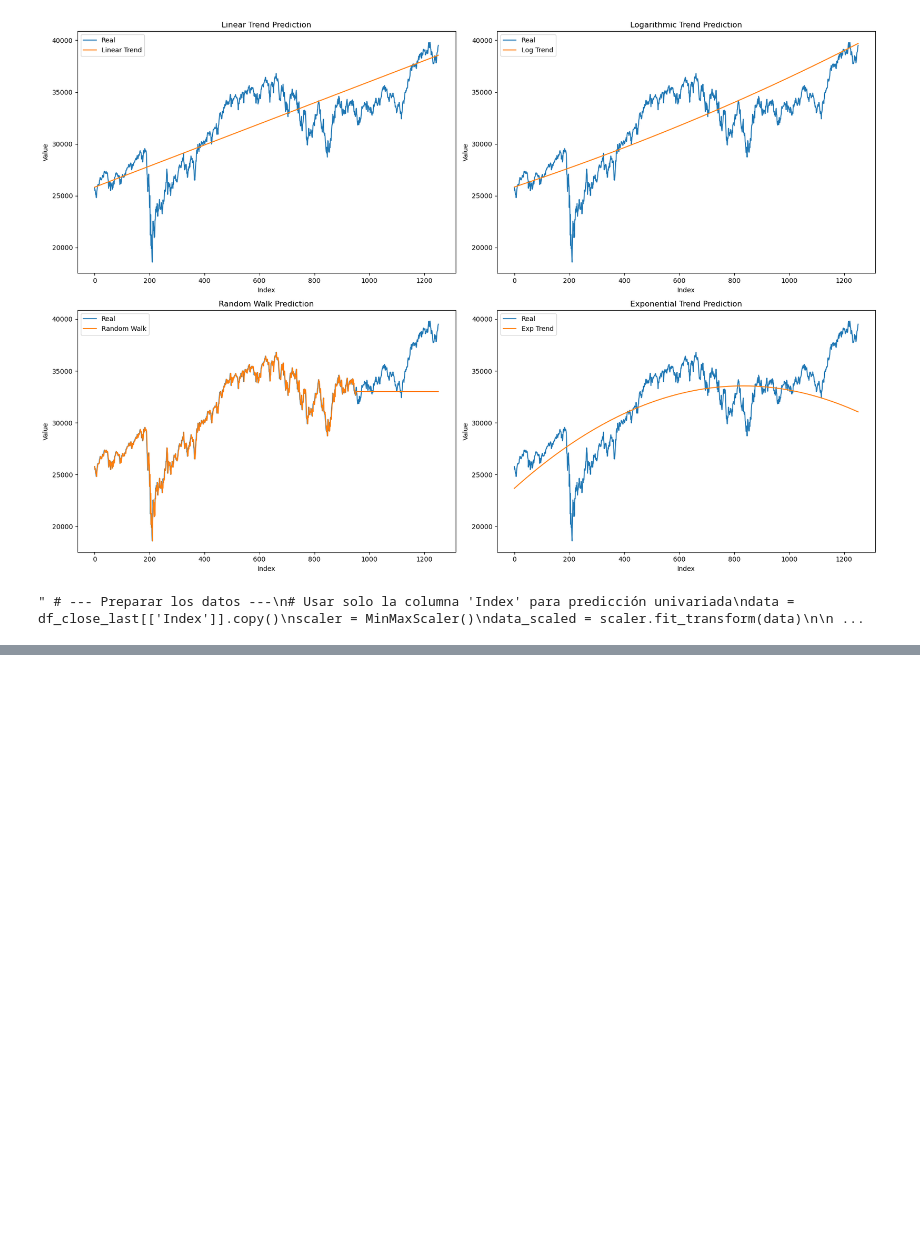
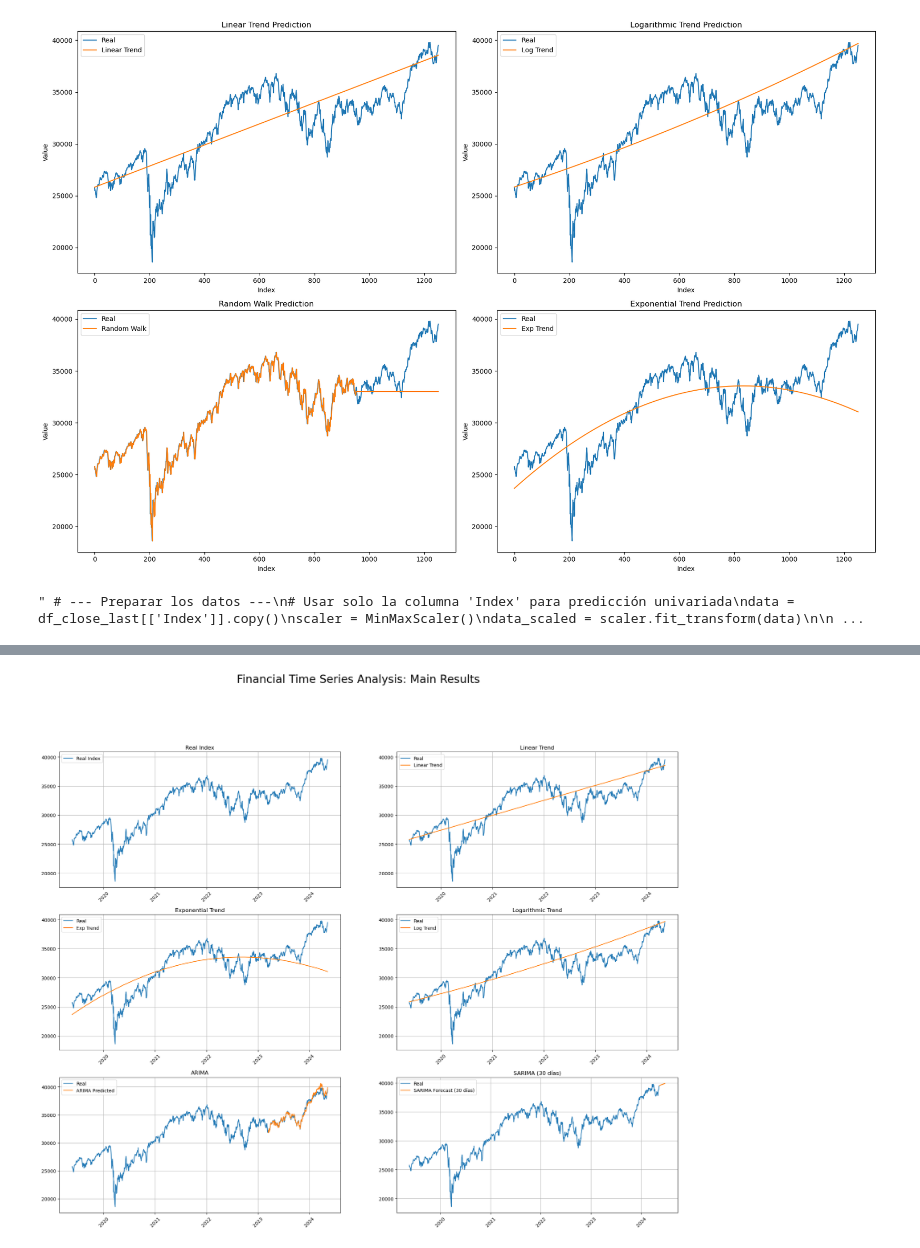
Before and after one commit to juansv2k2/financial-time-series-analysis, a Jupyter notebook: financial-time-series-analysis.ipynb, the cells around one changed output, grey strips where cells are left out. Cells and saved outputs as stored; diff of their text form; code cells hidden in the pictures; blank space fills up the shorter version.

Commit message:
updated plot

```diff
--- a/financial-time-series-analysis.ipynb
+++ b/financial-time-series-analysis.ipynb
@@ -1250,0 +1252,89 @@ plt.show()
+# %%
+fig, axs = plt.subplots(3, 2, figsize=(24, 18))
+axs = axs.flatten()
+
+# 1. Real Index
+axs[0].plot(df_close_last['Date'], df_close_last['Index'], label='Real Index')
+axs[0].set_title('Real Index')
+axs[0].legend()
+
+# 2. Linear Trend
+data = df_close_last.copy()
+data["timeIndex"] = pd.Series(np.arange(len(data["Index"])), index=data.index)
+data_train, data_test = train_test_split(data, test_size=300, random_state=2024, shuffle=False)
+formula = 'Index ~ timeIndex'
+model_linear = smf.ols(formula=formula, data=data_train).fit()
+data_train["LinearTrend"] = model_linear.predict(data_train.timeIndex)
+data_test["LinearTrend"] = model_linear.predict(data_test.timeIndex)
+data_combined = pd.concat([data_train, data_test])
+axs[1].plot(data_combined['Date'], data_combined['Index'], label='Real')
+axs[1].plot(data_combined['Date'], data_combined['LinearTrend'], label='Linear Trend')
+axs[1].set_title('Linear Trend')
+axs[1].legend()
+
+# 3. Exponential Trend
+data = df_close_last.copy()
+data["timeIndex"] = pd.Series(np.arange(len(data["Index"])), index=data.index)
+data["timeIndex_exp"] = data["timeIndex"]**2
+data_train, data_test = train_test_split(data, test_size=300, random_state=2024, shuffle=False)
+formula = 'Index ~ timeIndex + timeIndex_exp'
+model_exp = smf.ols(formula=formula, data=data_train).fit()
+data_train["ExpTrend"] = model_exp.predict(data_train[["timeIndex", "timeIndex_exp"]])
+data_test["ExpTrend"] = model_exp.predict(data_test[["timeIndex", "timeIndex_exp"]])
+data_combined = pd.concat([data_train, data_test])
+axs[2].plot(data_combined['Date'], data_combined['Index'], label='Real')
+axs[2].plot(data_combined['Date'], data_combined['ExpTrend'], label='Exp Trend')
+axs[2].set_title('Exponential Trend')
+axs[2].legend()
+
+# 4. Logarithmic Trend
+data = df_close_last.copy()
+data["timeIndex"] = pd.Series(np.arange(len(data["Index"])), index=data.index)
+data_train, data_test = train_test_split(data, test_size=300, random_state=2024, shuffle=False)
+data_train['log_target'] = np.log(data_train["Index"])
+model_log = smf.ols('log_target ~ timeIndex', data=data_train).fit()
+data_train["LogTrend"] = model_log.predict(data_train[["timeIndex"]])
+data_test["LogTrend"] = model_log.predict(data_test[["timeIndex"]])
+data_train['back_LogTrend'] = np.exp(data_train['LogTrend'])
+data_test['back_LogTrend'] = np.exp(data_test['LogTrend'])
+data_combined = pd.concat([data_train, data_test])
+axs[3].plot(data_combined['Date'], data_combined['Index'], label='Real')
+axs[3].plot(data_combined['Date'], data_combined['back_LogTrend'], label='Log Trend')
+axs[3].set_title('Logarithmic Trend')
+axs[3].legend()
+
+# 5. ARIMA
+axs[4].plot(dfa["Date"], dfa['Index'], label='Real')
+axs[4].plot(df_forecasta["date"], df_forecasta["value"], label='ARIMA Predicted')
+axs[4].set_title('ARIMA')
+axs[4].legend()
+
+# 6. SARIMA (30 días desde la última fecha)
+from statsmodels.tsa.statespace.sarimax import SARIMAX
+sarima_data = df_close_last.copy()
+sarima_data['Date'] = pd.to_datetime(sarima_data['Date'])
+sarima_data.set_index('Date', inplace=True)
+y = sarima_data['Index']
+sarima_order = (1, 1, 1)
+seasonal_order = (1, 1, 1, 5)
+model_sarima = SARIMAX(y, order=sarima_order, seasonal_order=seasonal_order, enforce_stationarity=False, enforce_invertibility=False)
+sarima_fit = model_sarima.fit(disp=False)
+n_forecast = 30
+sarima_forecast = sarima_fit.get_forecast(steps=n_forecast)
+sarima_pred = sarima_forecast.predicted_mean
+from pandas.tseries.offsets import BDay
+last_date = y.index[-1]
+future_dates = [last_date + BDay(i) for i in range(1, n_forecast + 1)]
+axs[5].plot(y.index, y, label='Real')
+axs[5].plot(future_dates, sarima_pred.values, label='SARIMA Forecast (30 días)', color='tab:orange')
+axs[5].set_title('SARIMA (30 días)')
+axs[5].legend()
+
+# (Leave axs[7], axs[8] empty or add more plots if needed)
+
+for ax in axs:
+    ax.tick_params(axis='x', rotation=45)
+    ax.grid(True)
+
+fig.suptitle('Financial Time Series Analysis: Main Results', fontsize=24, y=1.01)
+# %% [output]
@@ -1250,0 +1359 @@ plt.show()
+[figure, added]
```
Also changed, not shown: parts of 5 cells of this notebook, 2 other files.
